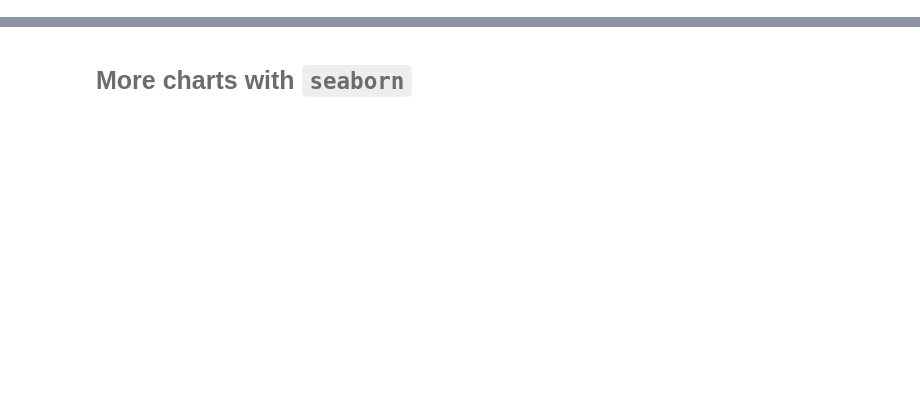
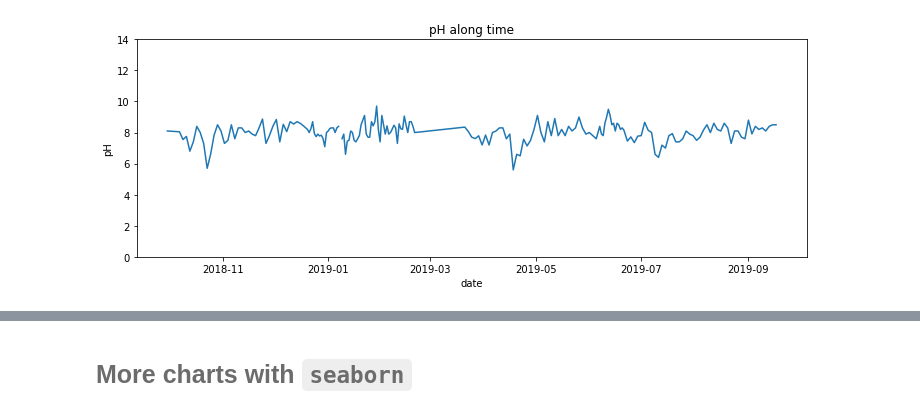
Before and after one commit to psinogas/DSlabs2019, a Jupyter notebook: Lab02.ipynb, the cells around one changed output, grey strips where cells are left out. Cells and saved outputs as stored; diff of their text form; code cells hidden in the pictures; blank space fills up the shorter version.

```diff
--- a/Lab02.ipynb
+++ b/Lab02.ipynb
@@ -23,0 +58,11 @@ If these parameters are not given, the default values will be
+# %%
+
+fig = plt.figure(figsize=(12,4))
+plt.ylim(0, 14)
+plt.title('pH along time')
+plt.xlabel('date')
+plt.ylabel('pH')
+plt.plot(data['pH'])
+plt.show()
+# %% [output]
+[figure, added]
```
Also changed, not shown: parts of 14 cells of this notebook, 2 other files.
